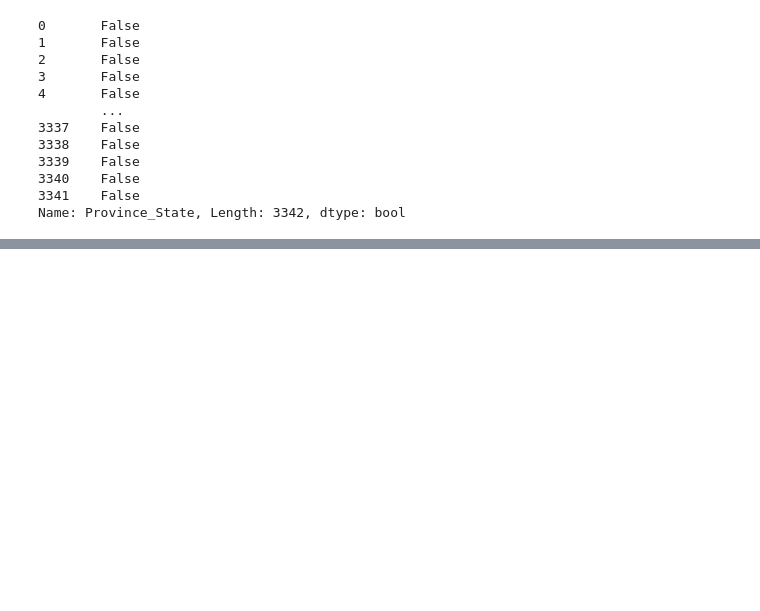
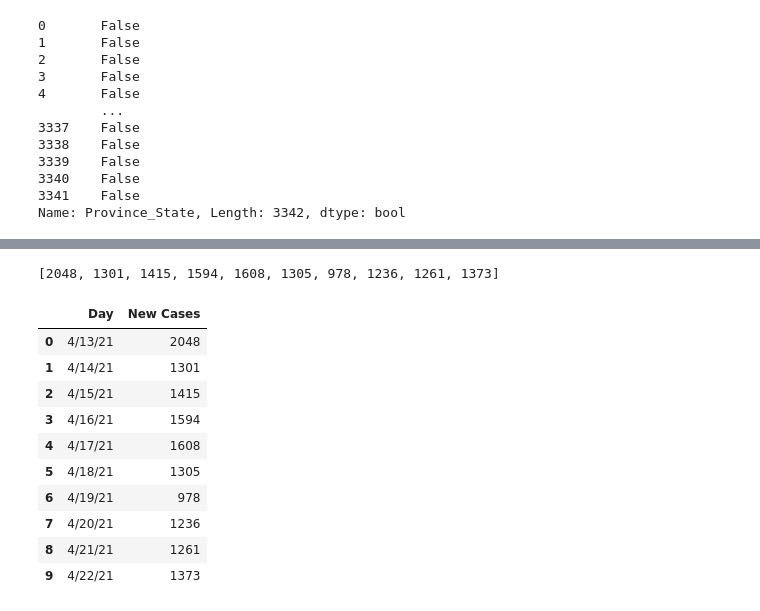
Before and after one commit to FrancoRosa/data-analysis, a Jupyter notebook: solutions.ipynb, the cells around one changed output, grey strips where cells are left out. Drawn from its saved outputs; the diff is of its cells as text; code cells hidden in the pictures; blank space fills up the shorter version.

```diff
--- a/solutions.ipynb
+++ b/solutions.ipynb
@@ -98,0 +148,8 @@ Then, sum the cases on the last day colum
+# %%
+new_cases_last_10_days = []
+for i in range(len(sum_last_11_days)-1):
+    new_cases = sum_last_11_days[i+1]-sum_last_11_days[i]
+    new_cases_last_10_days.append(new_cases)
+new_cases_last_10_days
+# %% [output]
+[2048, 1301, 1415, 1594, 1608, 1305, 978, 1236, 1261, 1373]
@@ -98,0 +158,18 @@ Then, sum the cases on the last day colum
+# %%
+df = pd.DataFrame({
+    "Day": covid_virginia.columns[-10:],
+    "New Cases": new_cases_last_10_days
+})
+df
+# %% [output]
+|  | Day | New Cases |
+| 0 | 4/13/21 | 2048 |
+| 1 | 4/14/21 | 1301 |
+| 2 | 4/15/21 | 1415 |
+| 3 | 4/16/21 | 1594 |
+| 4 | 4/17/21 | 1608 |
+| 5 | 4/18/21 | 1305 |
+| 6 | 4/19/21 | 978 |
+| 7 | 4/20/21 | 1236 |
+| 8 | 4/21/21 | 1261 |
+| 9 | 4/22/21 | 1373 |
```
Also changed, not shown: parts of 14 cells of this notebook.
